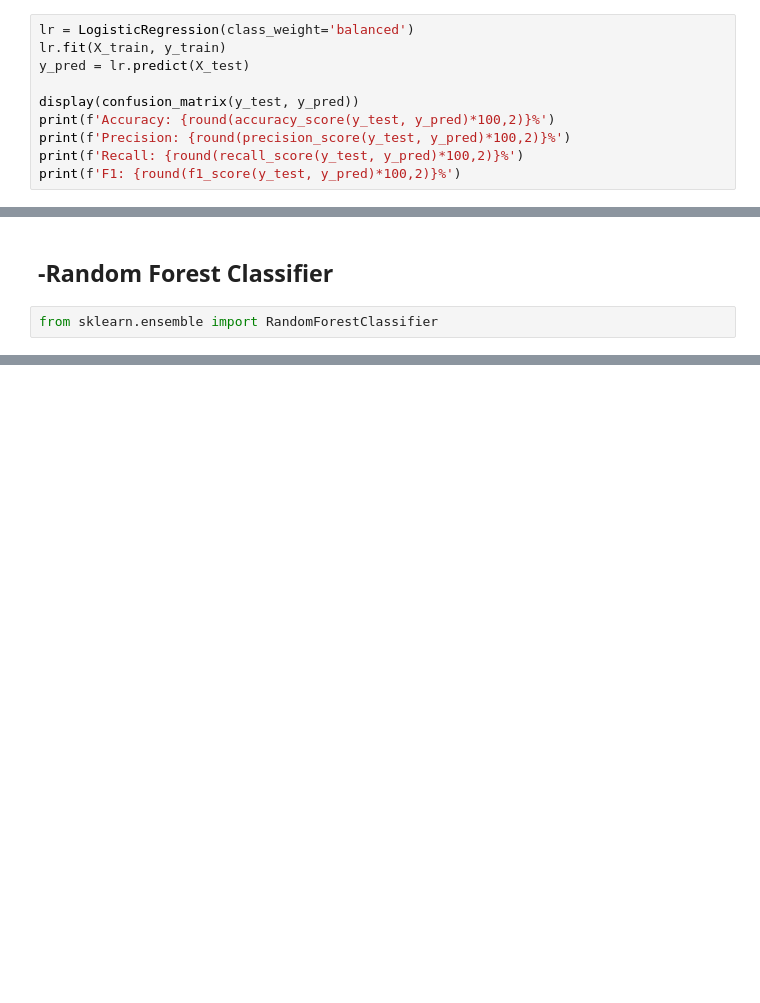
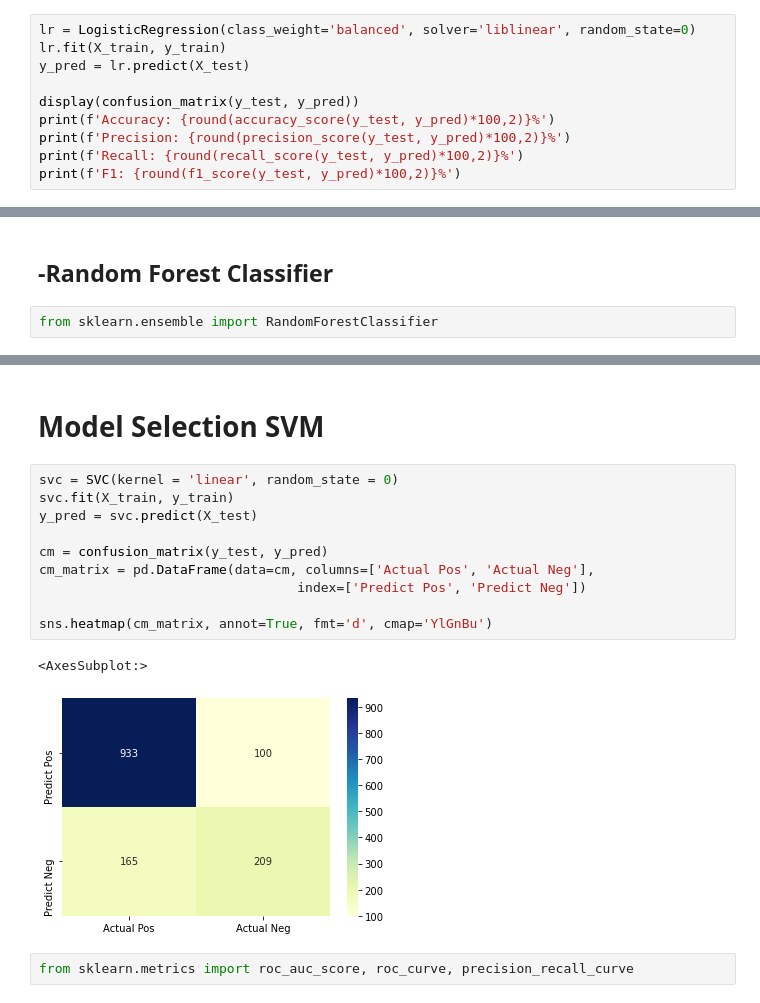
Before and after one commit to chrisvinhston/customer_churn_prediction, a Jupyter notebook: main.ipynb, the cells around one changed output, grey strips where cells are left out. Drawn from its saved outputs; the diff is of its cells as text; blank space fills up the shorter version.

Commit message:
model selection and roc curve

```diff
--- a/main.ipynb
+++ b/main.ipynb
@@ -539,7 +533,7 @@ F1: 61.41%
 # %%
 from sklearn.linear_model import LogisticRegression
 # %%
-lr = LogisticRegression(class_weight='balanced')
+lr = LogisticRegression(class_weight='balanced', solver='liblinear', random_state=0)
 lr.fit(X_train, y_train)
 y_pred = lr.predict(X_test)
 
@@ -675,0 +663,17 @@ model_scores.T.rename(columns = {0:'accuracy', 1:'precision', 2:'recall', 3:'f1'
+# %% [markdown]
+# Model Selection SVM
+# %%
+svc = SVC(kernel = 'linear', random_state = 0)
+svc.fit(X_train, y_train)
+y_pred = svc.predict(X_test)
+
+cm = confusion_matrix(y_test, y_pred)
+cm_matrix = pd.DataFrame(data=cm, columns=['Actual Pos', 'Actual Neg'],
+                                 index=['Predict Pos', 'Predict Neg'])
+
+sns.heatmap(cm_matrix, annot=True, fmt='d', cmap='YlGnBu')
+# %% [output]
+<AxesSubplot:>
+[figure, added]
+# %%
+from sklearn.metrics import roc_auc_score, roc_curve, precision_recall_curve
```
Also changed, not shown: parts of 21 cells of this notebook.
